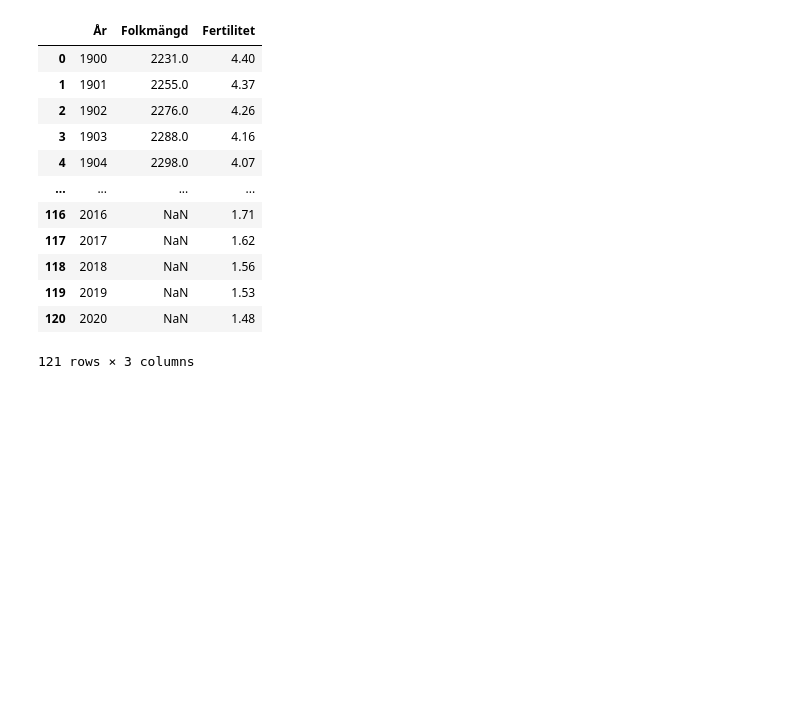
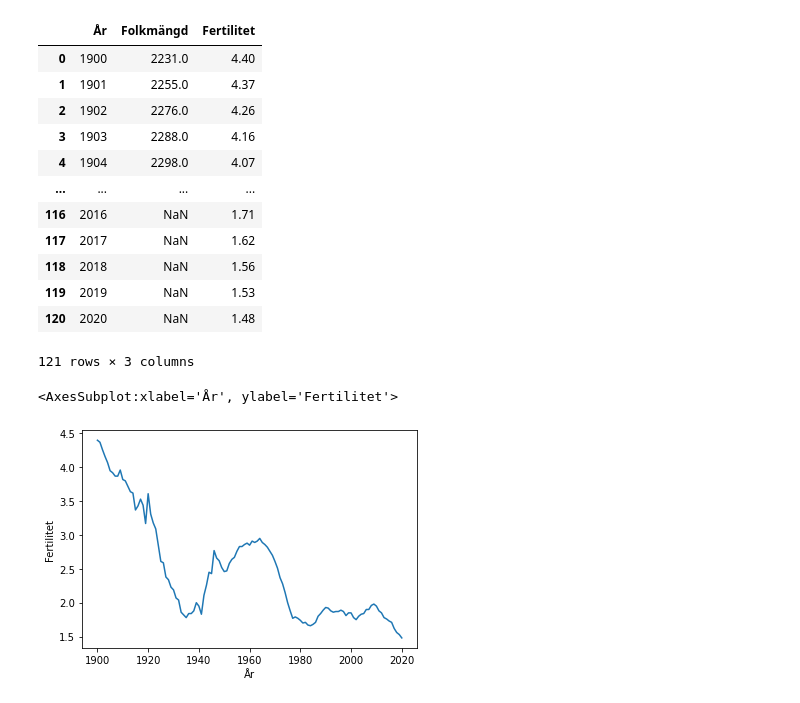
Before and after one commit to Anna-MariaSjolund/Data-Handling-Anna-MariaSjolund, a Jupyter notebook: Exercises/week2_02.ipynb, the cells around one changed output. Drawn from its saved outputs; the diff is of its cells as text; code cells hidden in the pictures; blank space fills up the shorter version.

Commit message:
Added plot

```diff
--- a/Exercises/week2_02.ipynb
+++ b/Exercises/week2_02.ipynb
@@ -442,3 +442,8 @@ dem_nor
 | 119 | 2019 | NaN | 1.53 |
 | 120 | 2020 | NaN | 1.48 |
 121 rows × 3 columns
+# %%
+sns.lineplot(data=dem_nor, x="År", y="Fertilitet")
+# %% [output]
+<AxesSubplot:xlabel='År', ylabel='Fertilitet'>
+[figure, added]
```
